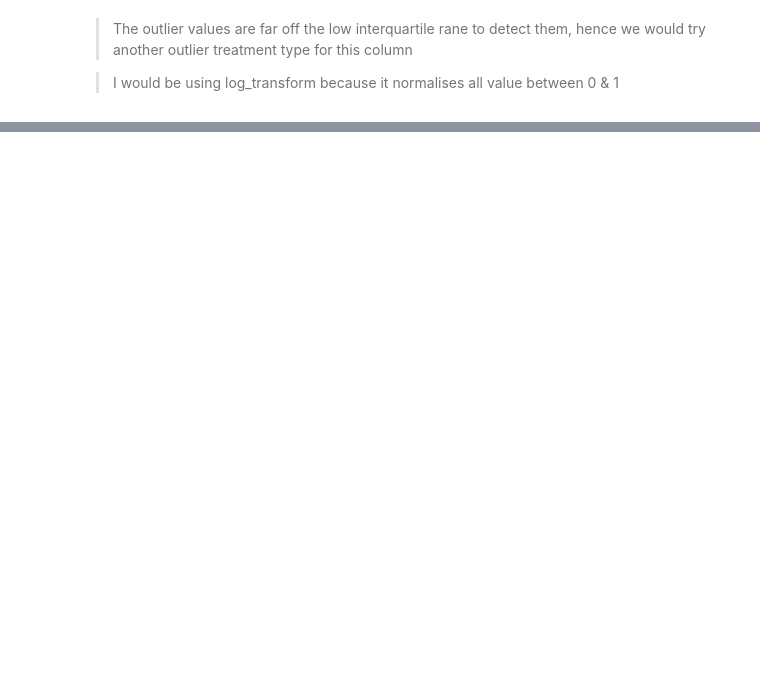
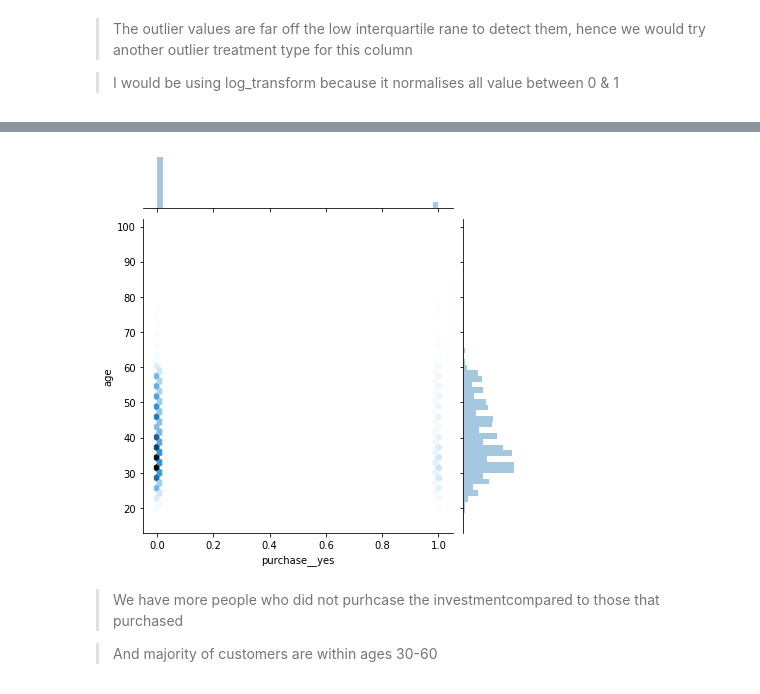
Before and after one commit to Patrick5455/term_deposit_predictive_model, a Jupyter notebook: analysis/interactive/term_sheet_eda.ipynb, the cells around one changed output, grey strips where cells are left out. Saved outputs shown, nothing was run; the diff lists cells and outputs as text; code cells hidden in the pictures; blank space fills up the shorter version.

```diff
--- a/analysis/interactive/term_sheet_eda.ipynb
+++ b/analysis/interactive/term_sheet_eda.ipynb
@@ -180,0 +405,3 @@ num_cols.duration = outlier_treatment(num_cols.duration, col_list=['duration'],
+# %%
+clean_bank=clean_bank.merge(pd.get_dummies(clean_bank.y, prefix='purchase_', drop_first=True),
+            left_index=True, right_index=True)
@@ -180,0 +416,10 @@ num_cols.duration = outlier_treatment(num_cols.duration, col_list=['duration'],
+# %%
+plot_bivariate(data=clean_bank, x='purchase__yes', y='age',
+               chart_type='joint', kind_joint_plot='hex', title="Age_vs_investment_purchase",
+              save=True);
+# %% [output]
+[figure, added]
+# %% [markdown]
+> We have more people who did not purhcase the investmentcompared to those that purchased
+
+> And majority of customers are within ages 30-60
```
Also changed, not shown: parts of 28 cells of this notebook, 4 other files.
